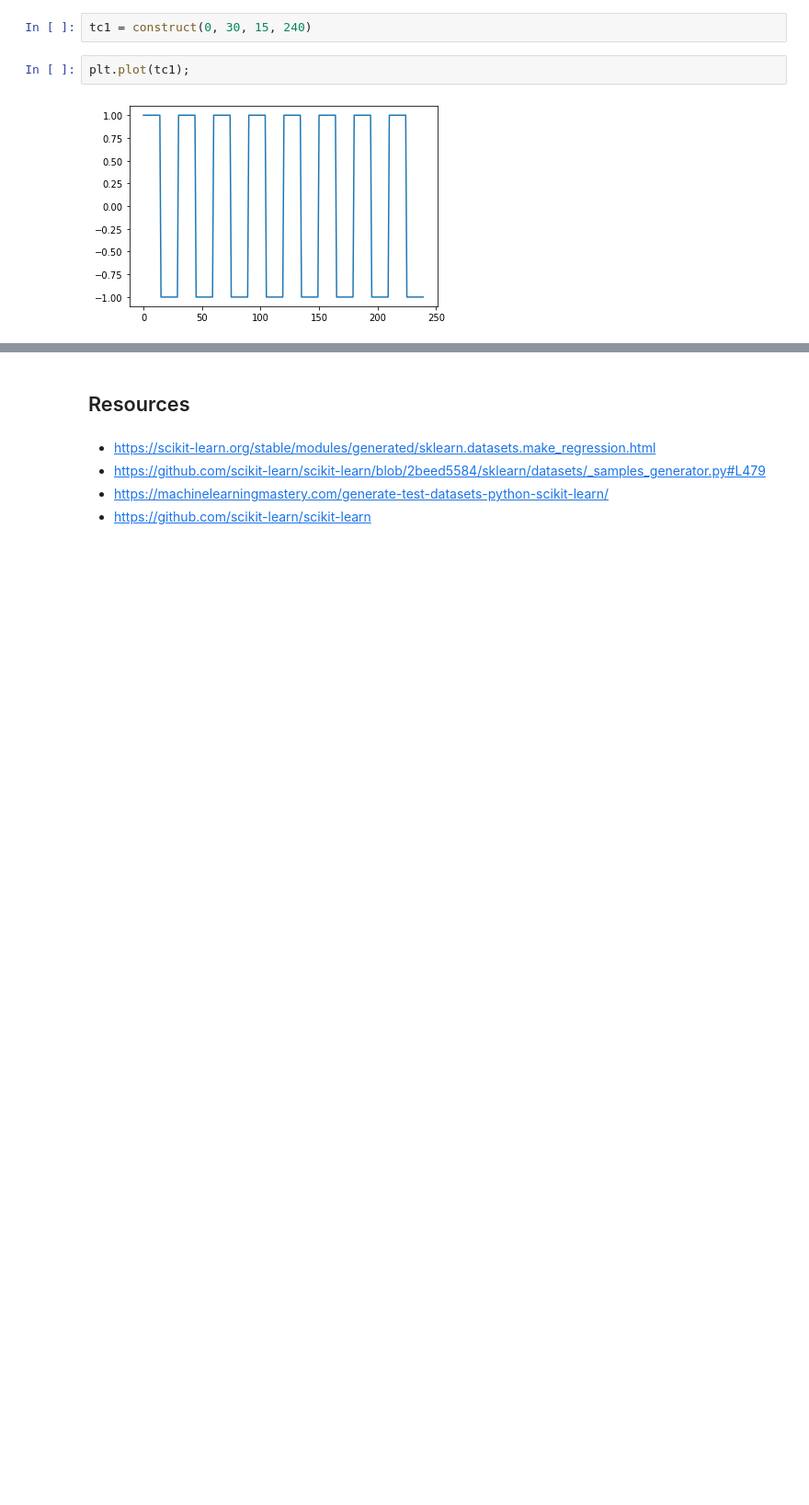
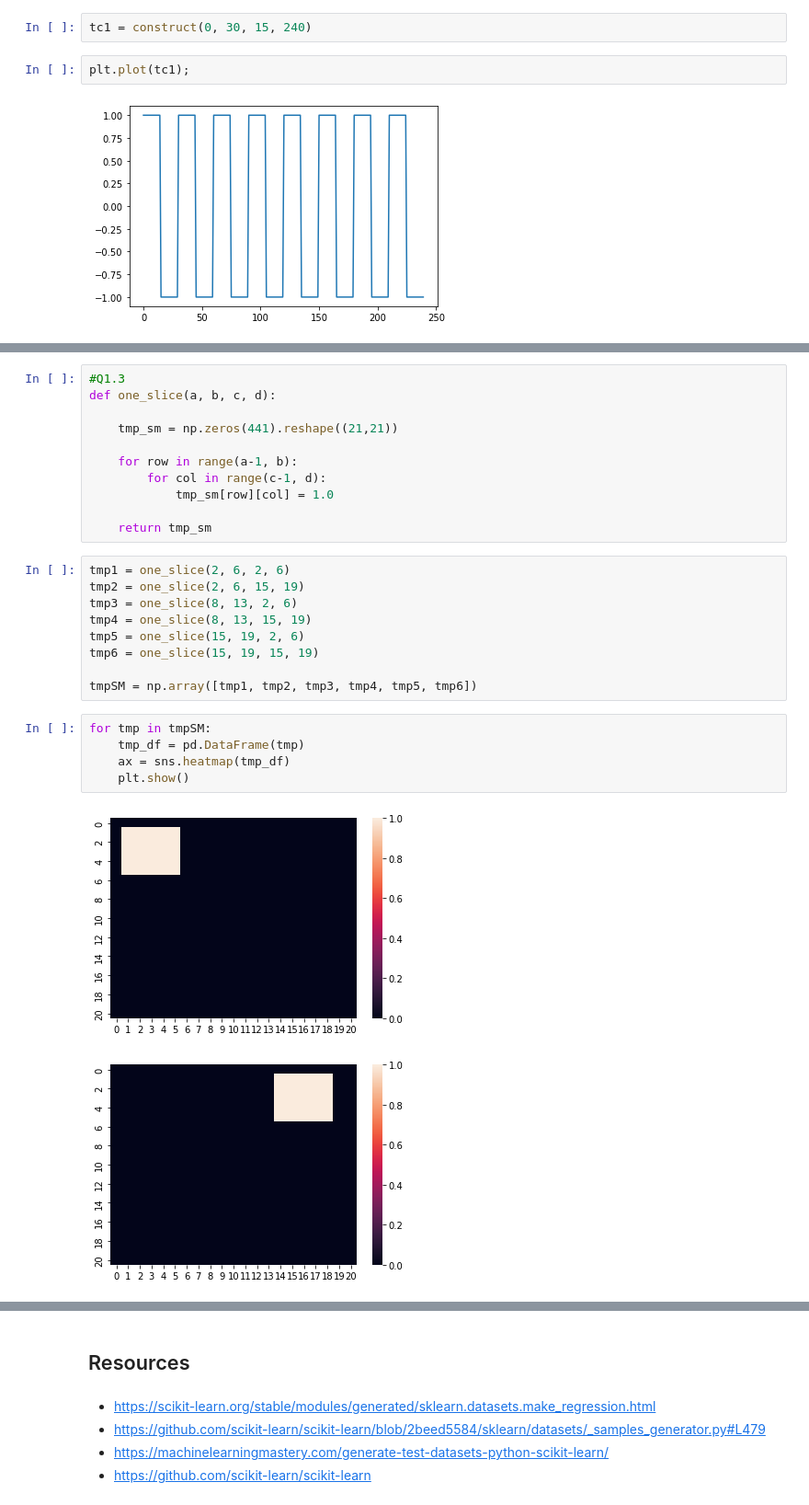
Before and after one commit to HesterLim/Applied-Data-Science-2021-Semester-2-Assignment-1, a Jupyter notebook: dataset-generate.ipynb, the cells around one changed output, grey strips where cells are left out. Shown: that part at 92% size. Cells and saved outputs as stored; diff of their text form; blank space fills up the shorter version.

```diff
--- a/dataset-generate.ipynb
+++ b/dataset-generate.ipynb
@@ -285,0 +333,28 @@ plt.plot(tc1);
+# %%
+#Q1.3
+def one_slice(a, b, c, d):
+
+    tmp_sm = np.zeros(441).reshape((21,21))
+
+    for row in range(a-1, b):
+        for col in range(c-1, d):
+            tmp_sm[row][col] = 1.0
+
+    return tmp_sm
+# %%
+tmp1 = one_slice(2, 6, 2, 6)
+tmp2 = one_slice(2, 6, 15, 19)
+tmp3 = one_slice(8, 13, 2, 6)
+tmp4 = one_slice(8, 13, 15, 19)
+tmp5 = one_slice(15, 19, 2, 6)
+tmp6 = one_slice(15, 19, 15, 19)
+
+tmpSM = np.array([tmp1, tmp2, tmp3, tmp4, tmp5, tmp6])
+# %%
+for tmp in tmpSM:
+    tmp_df = pd.DataFrame(tmp)
+    ax = sns.heatmap(tmp_df)
+    plt.show()
+# %% [output]
+[figure, added]
+[figure, added]
```
Also changed, not shown: parts of 20 cells of this notebook.
